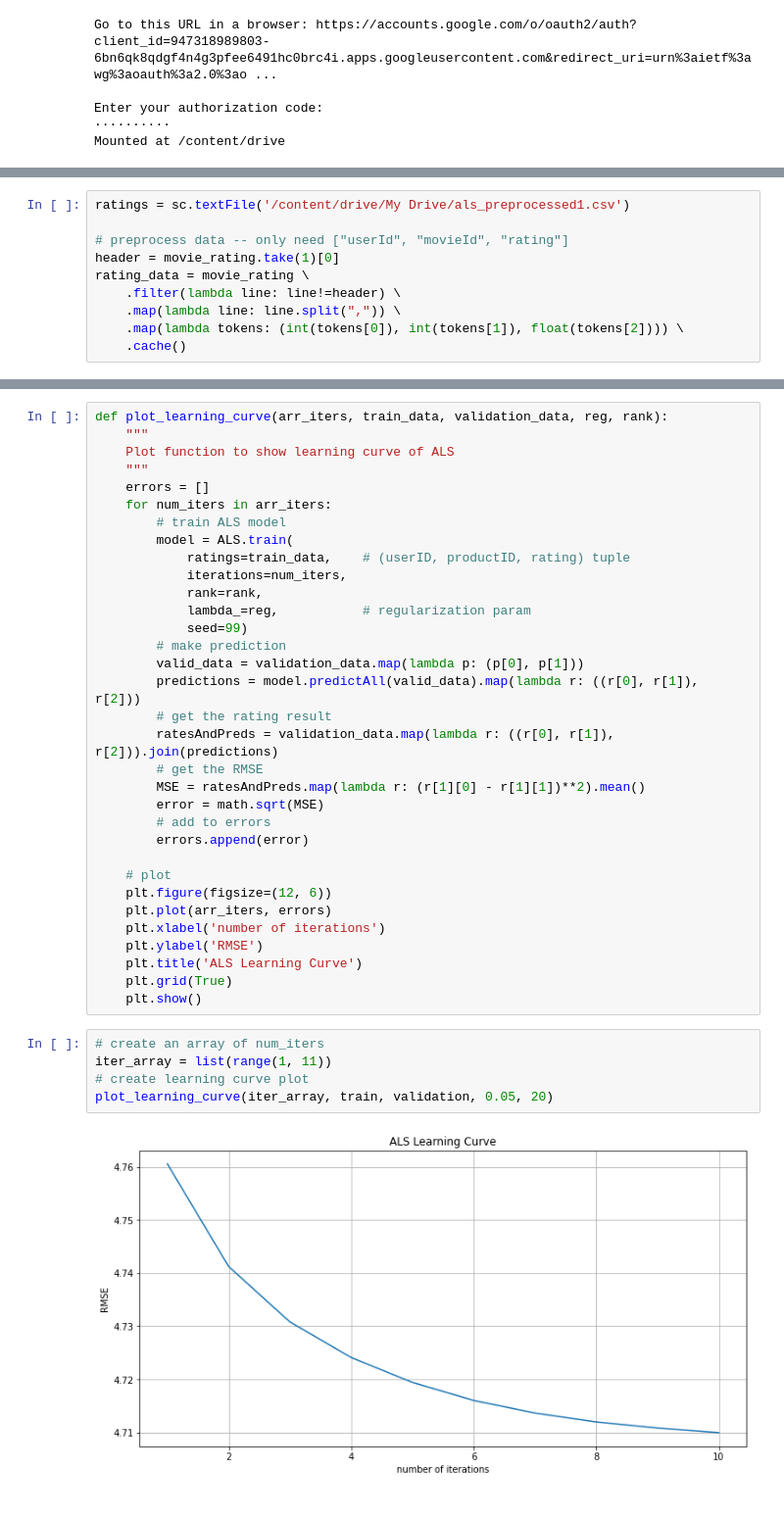
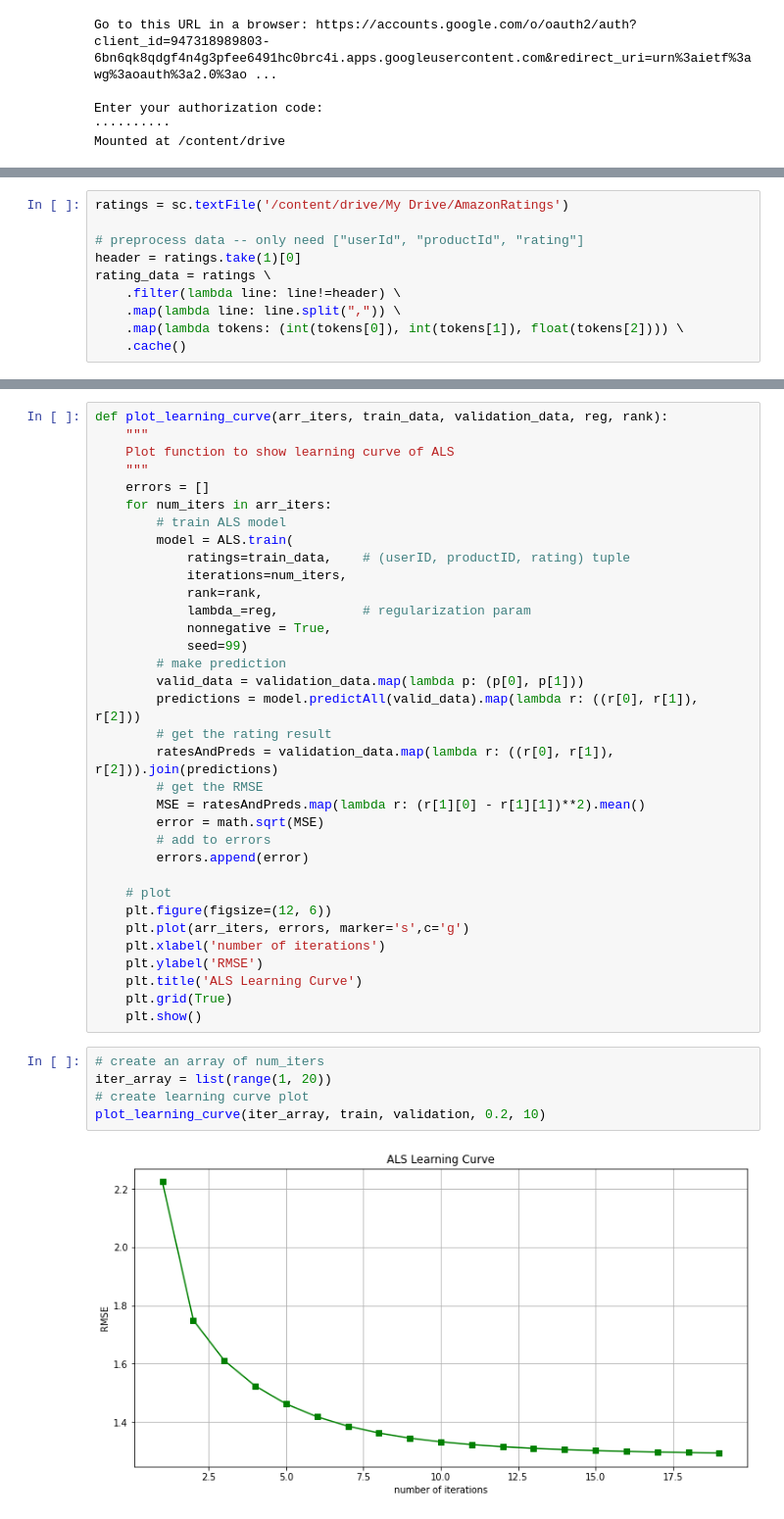
Before and after one commit to Thaslim/Amazon_Review_Analysis, a Jupyter notebook: ALS Recommendation System/Step4_ALS Collaborative Filtering (Item Based).ipynb, the cells around one changed output, grey strips where cells are left out. Shown: that part at 98% size. Cells and saved outputs as stored; diff of their text form.

```diff
--- a/ALS Recommendation System/Step4_ALS Collaborative Filtering (Item Based).ipynb
+++ b/ALS Recommendation System/Step4_ALS Collaborative Filtering (Item Based).ipynb
@@ -78,9 +147,9 @@ df.shape
 # %%
-ratings = sc.textFile('/content/drive/My Drive/als_preprocessed1.csv')
+ratings = sc.textFile('/content/drive/My Drive/AmazonRatings')
 
-# preprocess data -- only need ["userId", "movieId", "rating"]
-header = movie_rating.take(1)[0]
-rating_data = movie_rating \
+# preprocess data -- only need ["userId", "productId", "rating"]
+header = ratings.take(1)[0]
+rating_data = ratings \
     .filter(lambda line: line!=header) \
     .map(lambda line: line.split(",")) \
     .map(lambda tokens: (int(tokens[0]), int(tokens[1]), float(tokens[2]))) \
@@ -182,6 +258,7 @@ def plot_learning_curve(arr_iters, train_data, validation_data, reg, rank):
             iterations=num_iters,
             rank=rank,
             lambda_=reg,           # regularization param
+            nonnegative = True,
             seed=99)
         # make prediction
         valid_data = validation_data.map(lambda p: (p[0], p[1]))
@@ -196,7 +273,7 @@ def plot_learning_curve(arr_iters, train_data, validation_data, reg, rank):
 
     # plot
     plt.figure(figsize=(12, 6))
-    plt.plot(arr_iters, errors)
+    plt.plot(arr_iters, errors, marker='s',c='g')
     plt.xlabel('number of iterations')
     plt.ylabel('RMSE')
     plt.title('ALS Learning Curve')
@@ -204,8 +281,8 @@ def plot_learning_curve(arr_iters, train_data, validation_data, reg, rank):
     plt.show()
 # %%
 # create an array of num_iters
-iter_array = list(range(1, 11))
+iter_array = list(range(1, 20))
 # create learning curve plot
-plot_learning_curve(iter_array, train, validation, 0.05, 20)
+plot_learning_curve(iter_array, train, validation, 0.2, 10)
 # %% [output]
-[figure, old version]
+[figure, new version]
```
Also changed, not shown: parts of 66 cells of this notebook, 1 other file.
